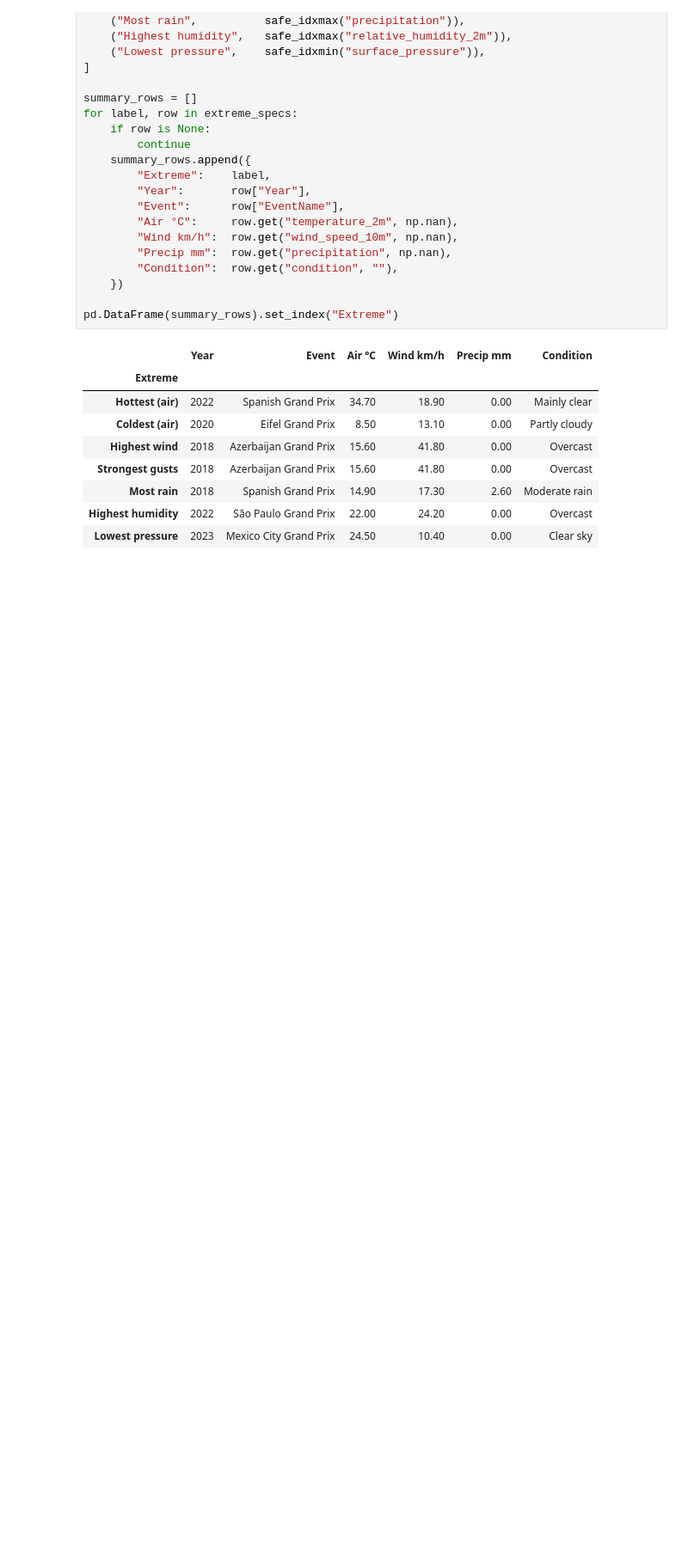
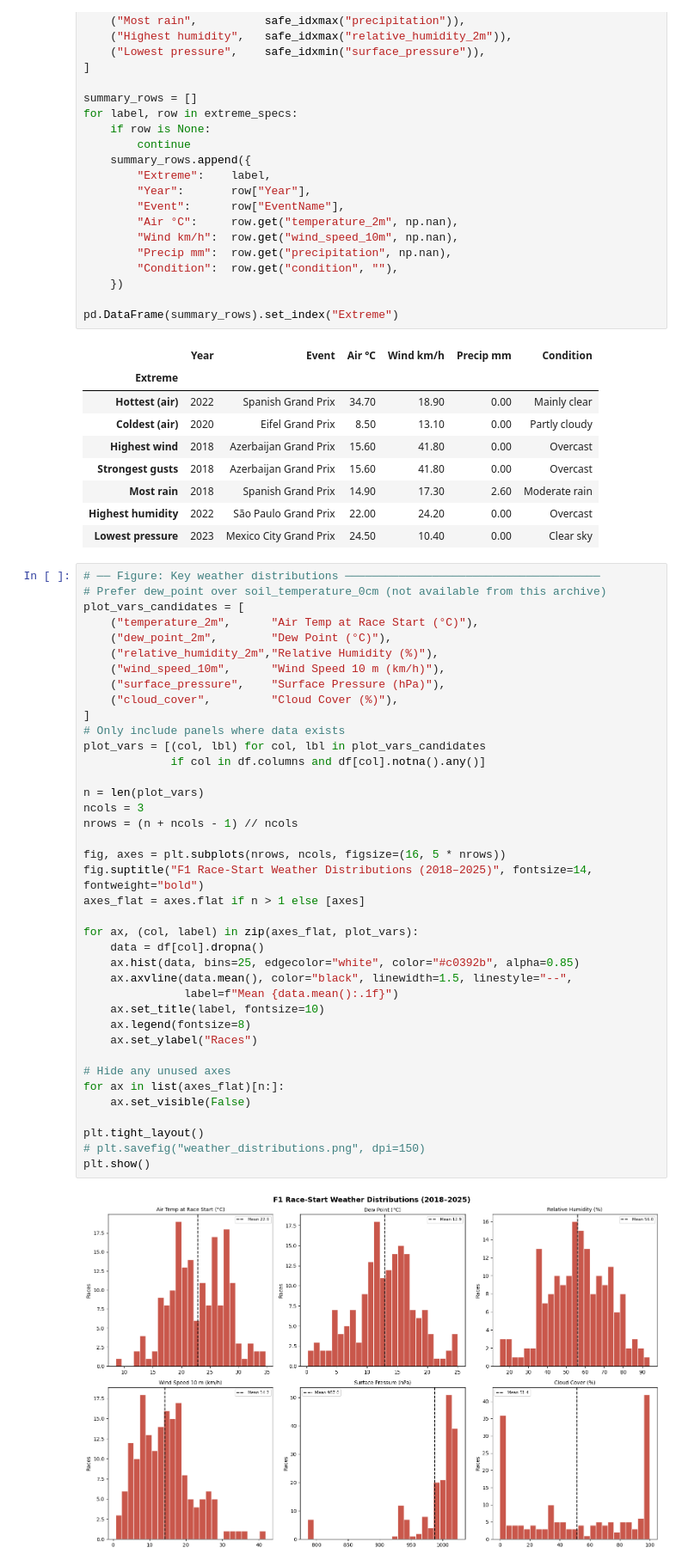
Before and after one commit to CodyRB24/mads-f1-analysis, a Jupyter notebook: notebooks/f1_weather.ipynb, the cells around one changed output. Shown at 86% size. Saved outputs shown, nothing was run; the diff lists cells and outputs as text; blank space fills up the shorter version.

Commit message:
Adding Weather visualizations
- Weather Conditions at F1 Race Starts
- F1 Race-Start Weather Distributions (2018–2025)

```diff
--- a/notebooks/f1_weather.ipynb
+++ b/notebooks/f1_weather.ipynb
@@ -305,3 +305,44 @@ pd.DataFrame(summary_rows).set_index("Extreme")
 | Most rain | 2018 | Spanish Grand Prix | 14.90 | 17.30 | 2.60 | Moderate rain |
 | Highest humidity | 2022 | São Paulo Grand Prix | 22.00 | 24.20 | 0.00 | Overcast |
 | Lowest pressure | 2023 | Mexico City Grand Prix | 24.50 | 10.40 | 0.00 | Clear sky |
+# %%
+# ── Figure: Key weather distributions ──────────────────────────────────────
+# Prefer dew_point over soil_temperature_0cm (not available from this archive)
+plot_vars_candidates = [
+    ("temperature_2m",      "Air Temp at Race Start (°C)"),
+    ("dew_point_2m",        "Dew Point (°C)"),
+    ("relative_humidity_2m","Relative Humidity (%)"),
+    ("wind_speed_10m",      "Wind Speed 10 m (km/h)"),
+    ("surface_pressure",    "Surface Pressure (hPa)"),
+    ("cloud_cover",         "Cloud Cover (%)"),
+]
+# Only include panels where data exists
+plot_vars = [(col, lbl) for col, lbl in plot_vars_candidates
+             if col in df.columns and df[col].notna().any()]
+
+n = len(plot_vars)
+ncols = 3
+nrows = (n + ncols - 1) // ncols
+
+fig, axes = plt.subplots(nrows, ncols, figsize=(16, 5 * nrows))
+fig.suptitle("F1 Race-Start Weather Distributions (2018–2025)", fontsize=14, fontweight="bold")
+axes_flat = axes.flat if n > 1 else [axes]
+
+for ax, (col, label) in zip(axes_flat, plot_vars):
+    data = df[col].dropna()
+    ax.hist(data, bins=25, edgecolor="white", color="#c0392b", alpha=0.85)
+    ax.axvline(data.mean(), color="black", linewidth=1.5, linestyle="--",
+               label=f"Mean {data.mean():.1f}")
+    ax.set_title(label, fontsize=10)
+    ax.legend(fontsize=8)
+    ax.set_ylabel("Races")
+
+# Hide any unused axes
+for ax in list(axes_flat)[n:]:
+    ax.set_visible(False)
+
+plt.tight_layout()
+# plt.savefig("weather_distributions.png", dpi=150)
+plt.show()
+# %% [output]
+[figure, added]
```
Also changed, not shown: parts of 2 cells of this notebook.
